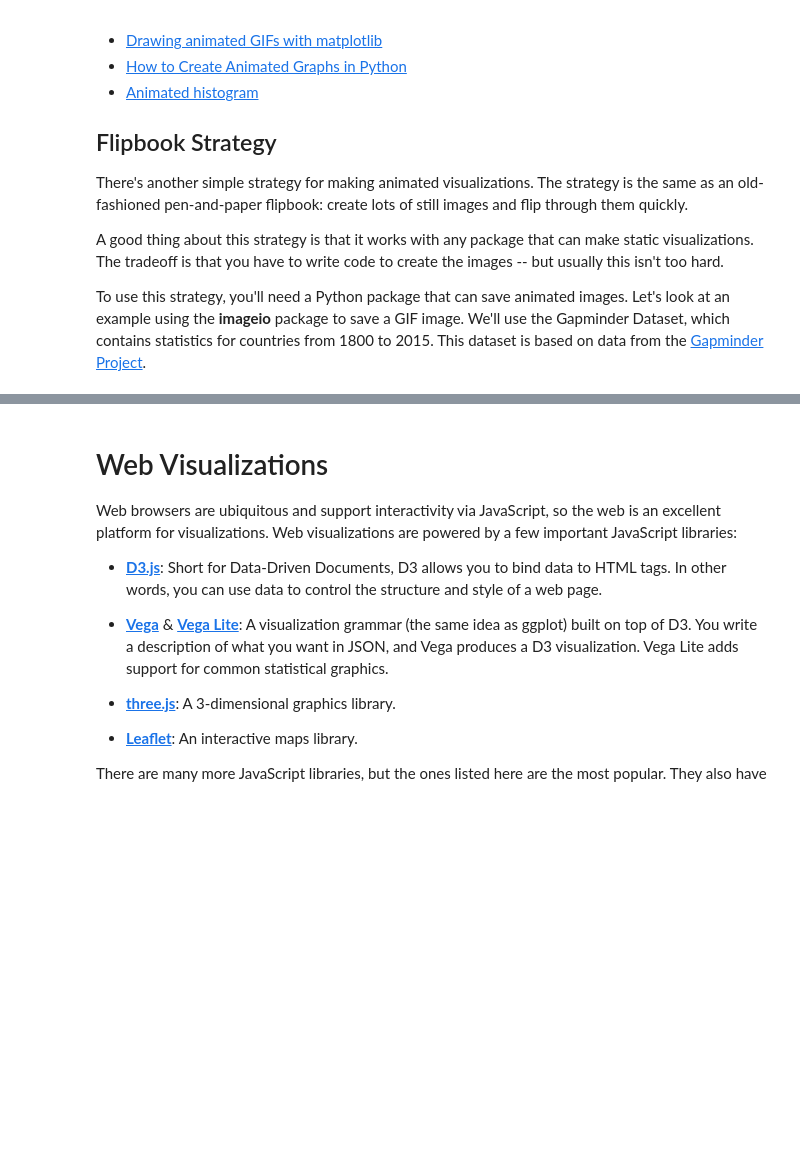
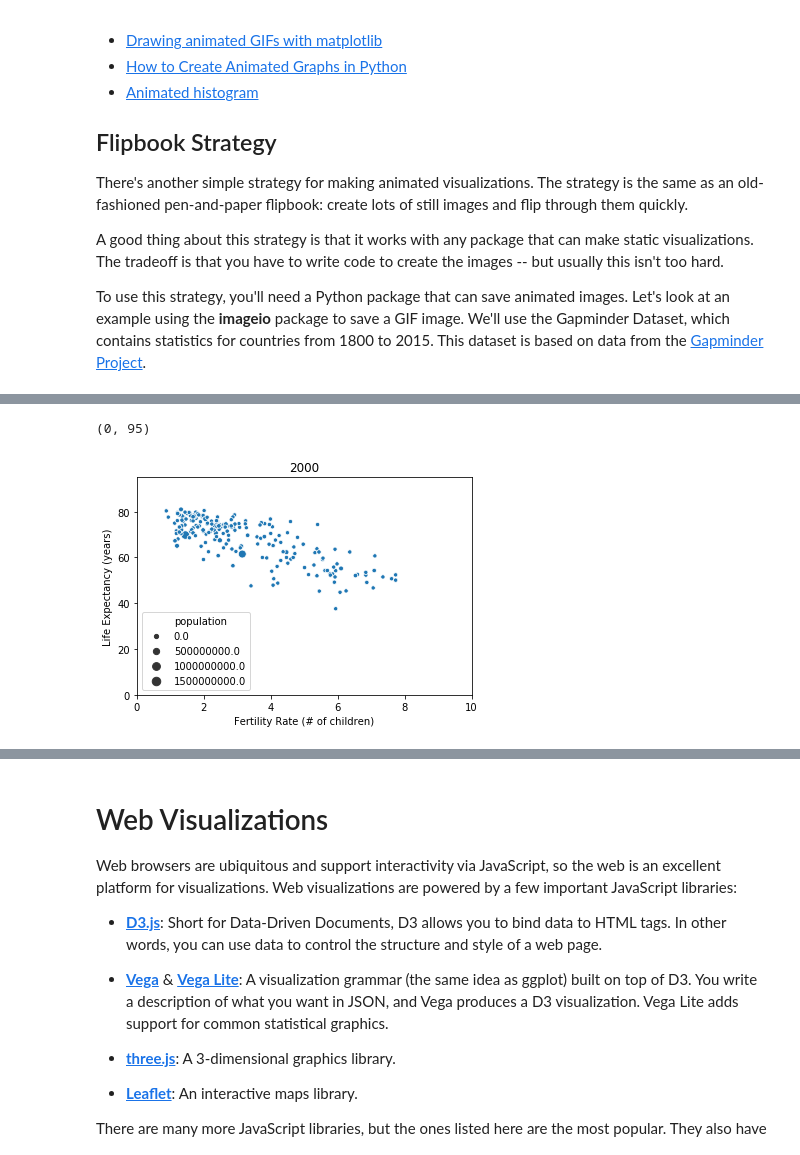
Before and after one commit to 2019-winter-ucdavis-sta141b/notes, a Jupyter notebook: lecture/03.05/notes.ipynb, the cells around one changed output, grey strips where cells are left out. Drawn from its saved outputs; the diff is of its cells as text; code cells hidden in the pictures; blank space fills up the shorter version.

```diff
--- a/lecture/03.05/notes.ipynb
+++ b/lecture/03.05/notes.ipynb
@@ -63,5 +67,5 @@ A good thing about this strategy is that it works with any package that can make
 
 To use this strategy, you'll need a Python package that can save animated images. Let's look at an example using the __imageio__ package to save a GIF image. We'll use the Gapminder Dataset, which contains statistics for countries from 1800 to 2015. This dataset is based on data from the [Gapminder Project](https://www.gapminder.org/).
 # %%
-gapminder = pd.read_csv("../data/gapminder/gapminder.csv")
+gapminder = pd.read_csv("gapminder.csv")
 gapminder.head()
@@ -68,3 +90,16 @@ gapminder.head()
+# %%
+import seaborn as sns
+
+gap1800 = gapminder[gapminder["year"] == 2000]
+ax = sns.scatterplot("fertility_rate", "life_expectancy", size = "population", data = gap1800)
+ax.set_title("2000")
+ax.set_xlabel("Fertility Rate (# of children)")
+ax.set_ylabel("Life Expectancy (years)")
+ax.set_xlim(0, 10)
+ax.set_ylim(0, 95)
+# %% [output]
+(0, 95)
+[figure, added]
 # %%
 import imageio    # conda install -c conda-forge imageio
 
```
Also changed, not shown: parts of 18 cells of this notebook.
